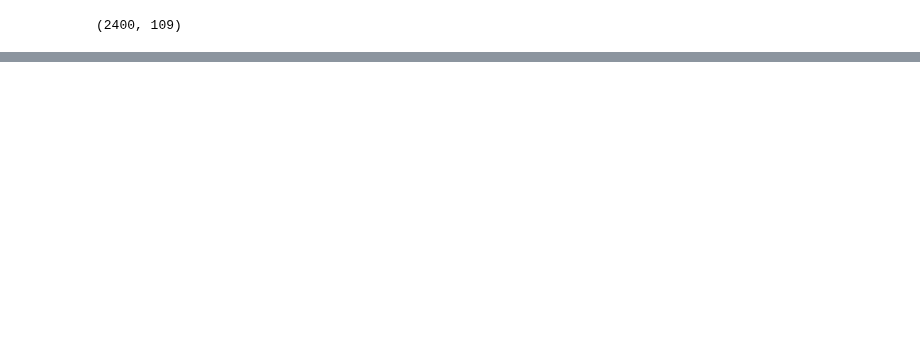
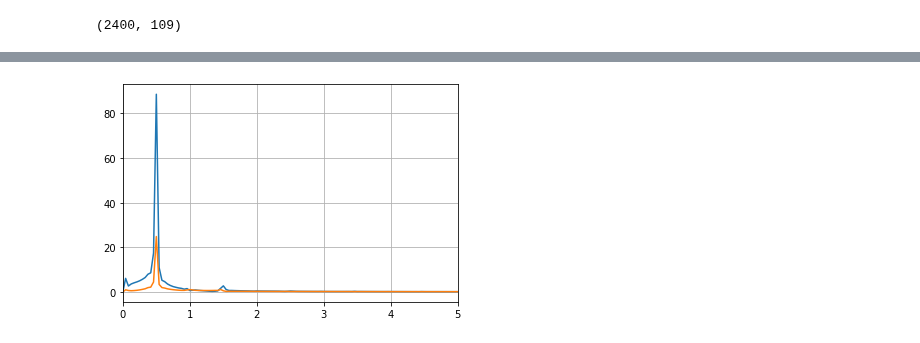
Before and after one commit to sjonany/c-elegans-interactome-analysis, a Jupyter notebook: milestone_oscillation.ipynb, the cells around one changed output, grey strips where cells are left out. Saved outputs shown, nothing was run; the diff lists cells and outputs as text; code cells hidden in the pictures; blank space fills up the shorter version.

```diff
--- a/milestone_oscillation.ipynb
+++ b/milestone_oscillation.ipynb
@@ -52,3 +56,27 @@ ax.plot(times, projected_X[:,1])
+# %%
+import numpy as np
+from scipy.fftpack import fft
+import matplotlib.pyplot as plt
+
+N = len(projected_X[:,0])
+t = 0.01
+
+pc1_fft = fft(projected_X[:,0])
+pc1_fft_freq = np.linspace(0., 1./(2. * t), N//2)
+
+pc2_fft = fft(projected_X[:,1])
+pc2_fft_freq = np.linspace(0., 1./(2. * t), N//2)
+
+fig, ax1 = plt.subplots(nrows=1, ncols=1)
+
+
+ax1.plot(pc1_fft_freq, 2.0/N * np.abs(pc1_fft[0:N//2]))
+ax1.plot(pc2_fft_freq, 2.0/N * np.abs(pc2_fft[0:N//2]))
+ax1.set_xlim(0, 5)
+plt.grid()
+plt.show()
+# %% [output]
+[figure, added]
 # %%
 from mpl_toolkits import mplot3d
 
```
Also changed, not shown: parts of 3 cells of this notebook, 8 other files.
